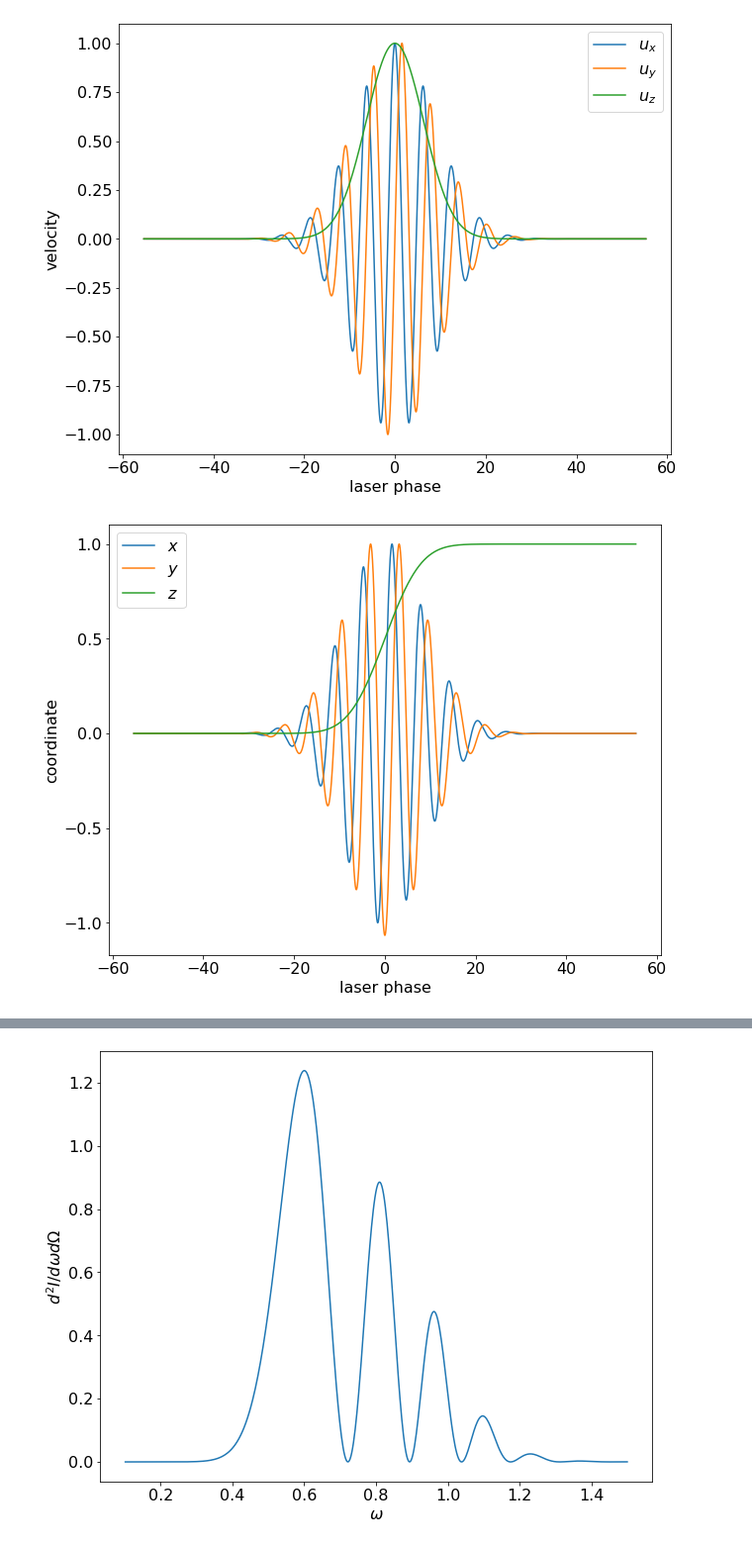
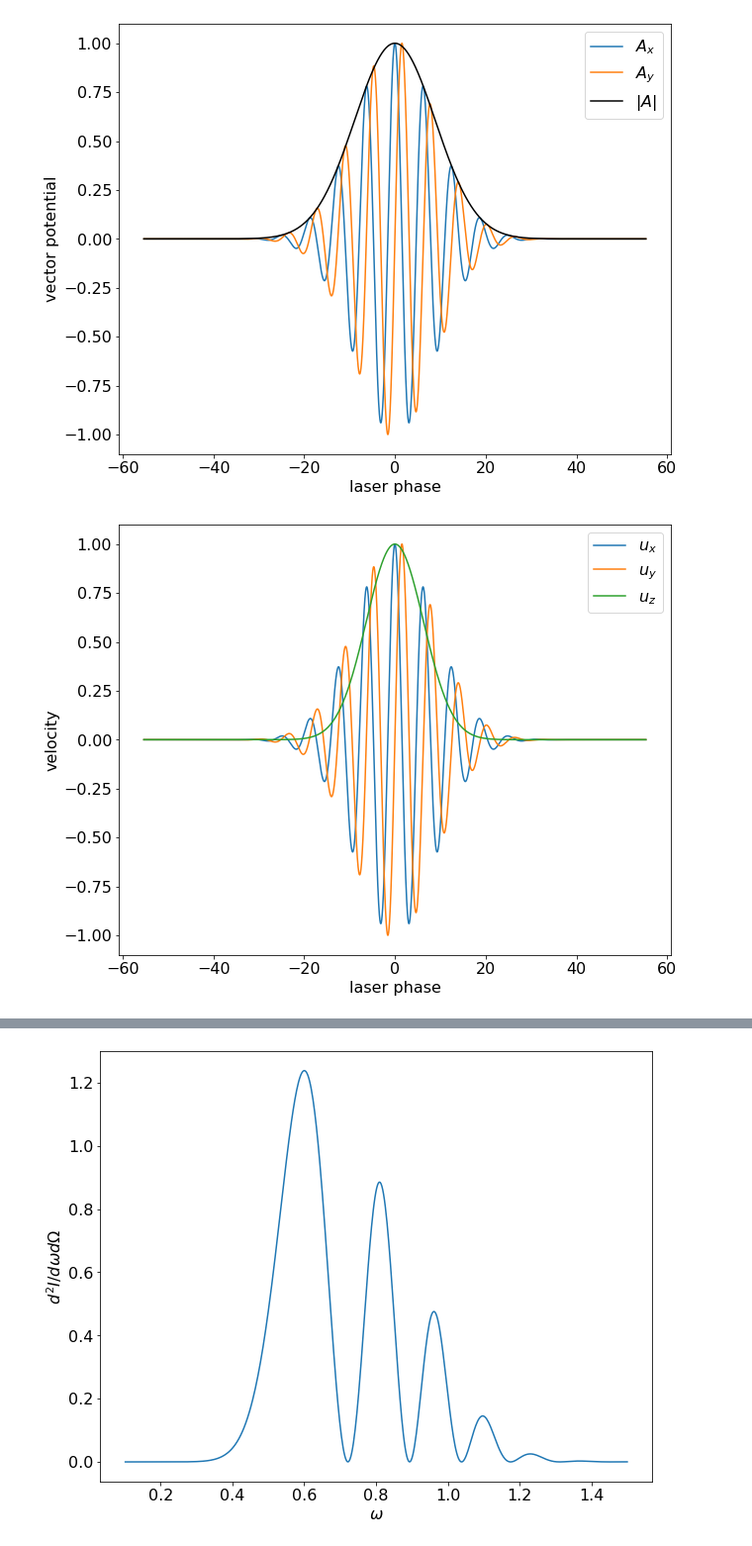
Before and after one commit to maxbalrog/Compton_scattering_classic, a Jupyter notebook: class_usage.ipynb, the cells around one changed output, grey strips where cells are left out. Shown: that part at 99% size. Cells and saved outputs as stored; diff of their text form; code cells hidden in the pictures.

```diff
--- a/class_usage.ipynb
+++ b/class_usage.ipynb
@@ -49,24 +49,35 @@ A = calc_A(eta)
 u, r = traj.calc_u_x(A, eta)
 # %%
 # Plot electron velocity and coordinate
+
+A_mod = np.sqrt(A[0]**2 + A[1]**2)
+
+fig, ax = plt.subplots(figsize=(10,8))
+plt.plot(eta, A[0]/np.max(A[0]), label='$A_x$')
+plt.plot(eta, A[1]/np.max(A[1]), label='$A_y$')
+plt.plot(eta, A_mod/np.max(A_mod), label='$|A|$', color='black')
+plt.legend(loc='best')
+plt.xlabel('laser phase')
+plt.ylabel('vector potential')
+plt.show()
 
 fig, ax = plt.subplots(figsize=(10,8))
 plt.plot(eta, u[0]/np.max(u[0]), label='$u_x$')
 plt.plot(eta, u[1]/np.max(u[1]), label='$u_y$')
 plt.plot(eta, u[2]/np.max(u[2]), label='$u_z$')
 plt.legend(loc='best')
 plt.xlabel('laser phase')
 plt.ylabel('velocity')
 plt.show()
 
 fig, ax = plt.subplots(figsize=(10,8))
 plt.plot(eta, r[0]/np.max(r[0]), label='$x$')
 plt.plot(eta, r[1]/np.max(r[1]), label='$y$')
 plt.plot(eta, r[2]/np.max(r[2]), label='$z$')
 plt.legend(loc='best')
 plt.xlabel('laser phase')
 plt.ylabel('coordinate')
 plt.show()
 # %% [output]
-[figure, old version]
+[figure, new version]
-[figure, old version]
+[figure, new version]
```
Also changed, not shown: parts of 1 cell of this notebook, 2 other files.
